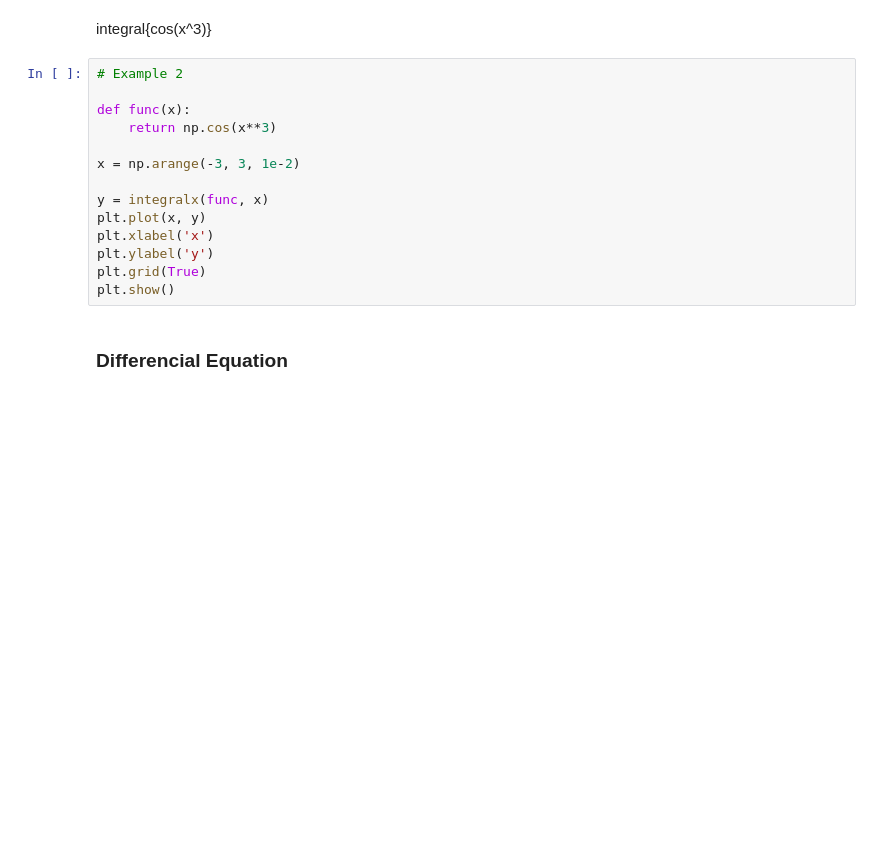
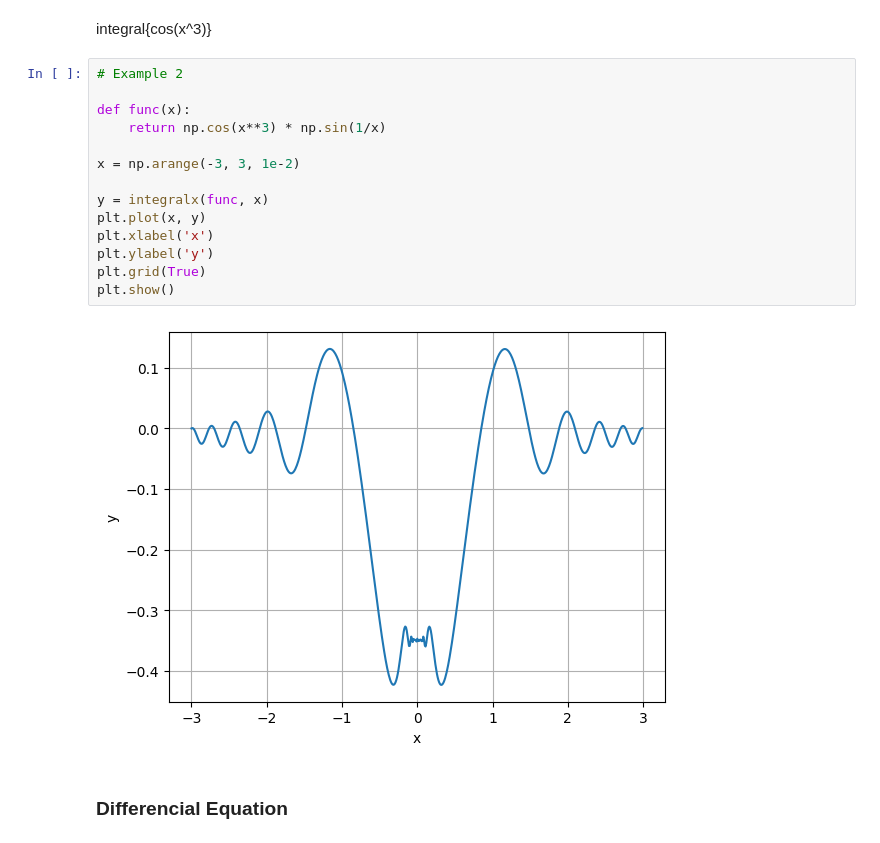
Before and after one commit to farhadnkm/WAVES_AND_OPTICS, a Jupyter notebook: 03-calculus.ipynb, the cells around one changed output. Saved outputs shown, nothing was run; the diff lists cells and outputs as text; blank space fills up the shorter version.

```diff
--- a/03-calculus.ipynb
+++ b/03-calculus.ipynb
@@ -463,17 +467,19 @@ integral{cos(x^3)}
 # %%
 # Example 2
 
 def func(x):
-    return np.cos(x**3)
+    return np.cos(x**3) * np.sin(1/x)
 
 x = np.arange(-3, 3, 1e-2)
 
 y = integralx(func, x)
 plt.plot(x, y)
 plt.xlabel('x')
 plt.ylabel('y')
 plt.grid(True)
 plt.show()
+# %% [output]
+[figure, added]
 # %% [markdown]
 ### Differencial Equation
 # %%
```
Also changed, not shown: parts of 11 cells of this notebook.
